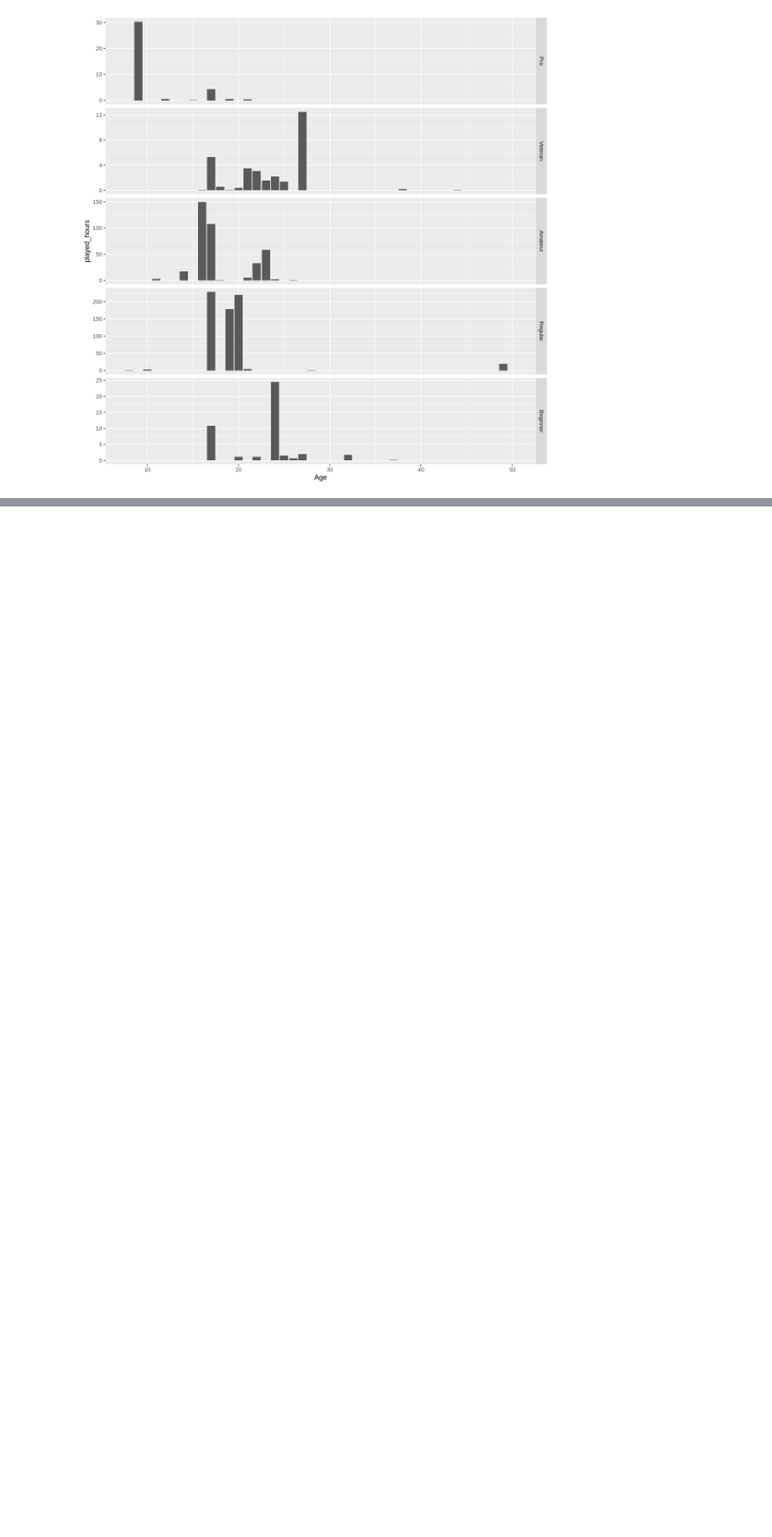
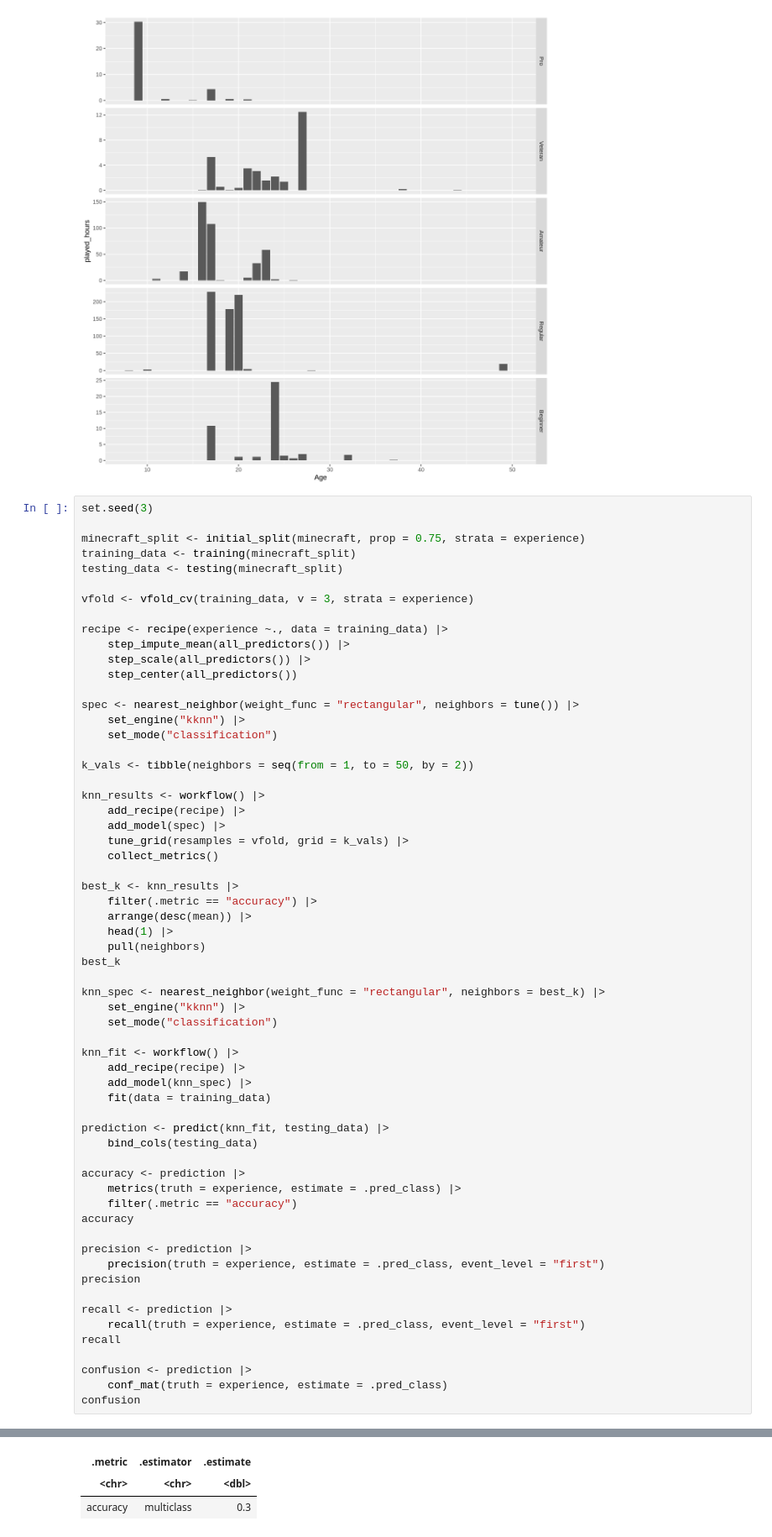
Before and after one commit to SL1019/DSCI-100-Project, a Jupyter notebook: Project Essay.ipynb, the cells around one changed output, grey strips where cells are left out. Shown at 84% size. Cells and saved outputs as stored; diff of their text form; blank space fills up the shorter version.

Commit message:
performed the data analysis

```diff
--- a/Project Essay.ipynb
+++ b/Project Essay.ipynb
@@ -184,3 +204,65 @@ Warning message:
 (`geom_bar()`).”
 [figure]
 [figure]
+# %%
+set.seed(3)
+
+minecraft_split <- initial_split(minecraft, prop = 0.75, strata = experience)
+training_data <- training(minecraft_split)
+testing_data <- testing(minecraft_split)
+
+vfold <- vfold_cv(training_data, v = 3, strata = experience)
+
+recipe <- recipe(experience ~., data = training_data) |>
+    step_impute_mean(all_predictors()) |>
+    step_scale(all_predictors()) |>
+    step_center(all_predictors())
+
+spec <- nearest_neighbor(weight_func = "rectangular", neighbors = tune()) |>
+    set_engine("kknn") |>
+    set_mode("classification")
+
+k_vals <- tibble(neighbors = seq(from = 1, to = 50, by = 2))
+
+knn_results <- workflow() |>
+    add_recipe(recipe) |>
+    add_model(spec) |>
+    tune_grid(resamples = vfold, grid = k_vals) |>
+    collect_metrics()
+
+best_k <- knn_results |>
+    filter(.metric == "accuracy") |>
+    arrange(desc(mean)) |>
+    head(1) |>
+    pull(neighbors)
+best_k
+
+knn_spec <- nearest_neighbor(weight_func = "rectangular", neighbors = best_k) |>
+    set_engine("kknn") |>
+    set_mode("classification")
+
+knn_fit <- workflow() |>
+    add_recipe(recipe) |>
+    add_model(knn_spec) |>
+    fit(data = training_data)
+
+prediction <- predict(knn_fit, testing_data) |>
+    bind_cols(testing_data)
+
+accuracy <- prediction |>
+    metrics(truth = experience, estimate = .pred_class) |>
+    filter(.metric == "accuracy")
+accuracy
+
+precision <- prediction |>
+    precision(truth = experience, estimate = .pred_class, event_level = "first")
+precision
+
+recall <- prediction |>
+    recall(truth = experience, estimate = .pred_class, event_level = "first")
+recall
+
+confusion <- prediction |>
+    conf_mat(truth = experience, estimate = .pred_class)
+confusion
+# %% [output]
@@ -186,0 +271,3 @@ Warning message:
+| .metric | .estimator | .estimate |
+| <chr> | <chr> | <dbl> |
+| accuracy | multiclass | 0.3 |
```
Also changed, not shown: parts of 2 cells of this notebook.
